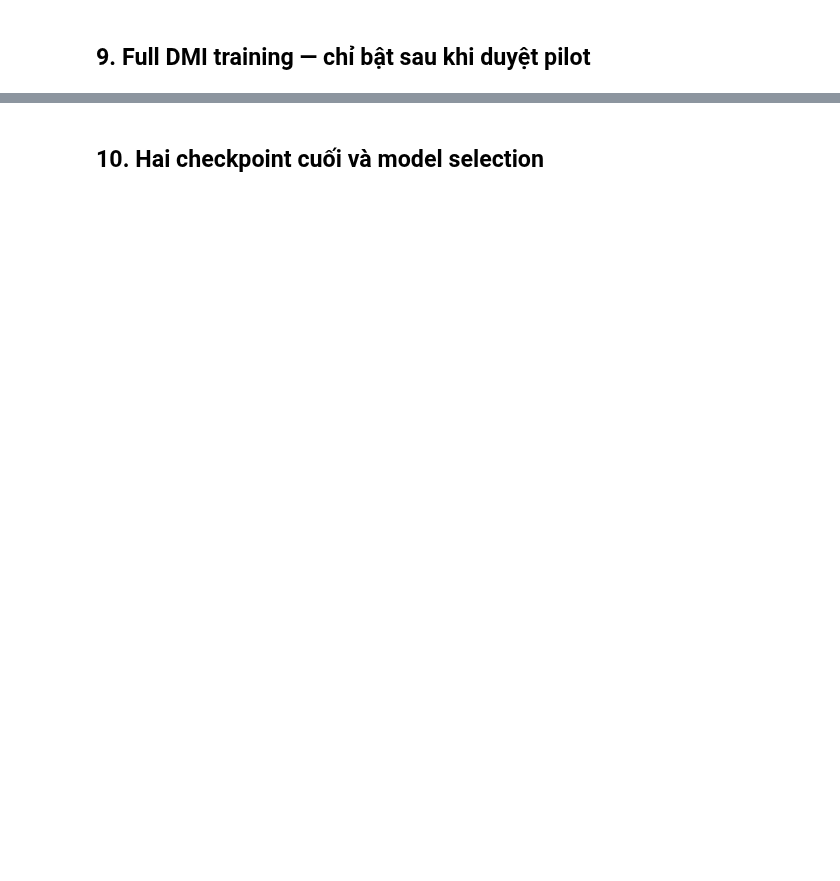
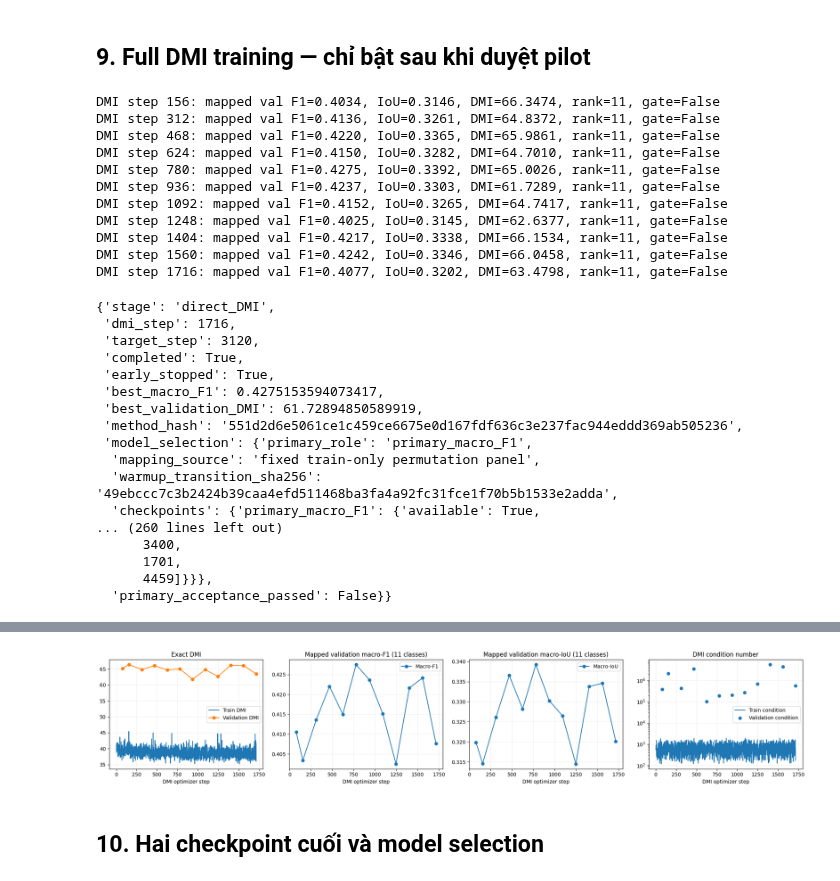
Before and after one commit to hongphuc-maker/xuan-thuy-prithvi-segmentation, a Jupyter notebook: notebooks/02_frozen_prithvi_wce_warmup_dmi_morphology.ipynb, the cells around one changed output, grey strips where cells are left out. Saved outputs shown, nothing was run; the diff lists cells and outputs as text; code cells hidden in the pictures; blank space fills up the shorter version.

```diff
--- a/notebooks/02_frozen_prithvi_wce_warmup_dmi_morphology.ipynb
+++ b/notebooks/02_frozen_prithvi_wce_warmup_dmi_morphology.ipynb
@@ -183,7 +443,7 @@ if (RUN_ROOT/'dmi_latest_validation_per_class.csv').exists():
 # %% [markdown]
 ## 9. Full DMI training — chỉ bật sau khi duyệt pilot
 # %%
-RUN_FULL_DMI_TRAINING=False
+RUN_FULL_DMI_TRAINING=True
 if RUN_FULL_DMI_TRAINING:
     training_result=experiment.train()
     display(training_result)
@@ -193,3 +453,32 @@ if RUN_FULL_DMI_TRAINING:
     plt.show();plt.close(fig)
 else:
     print('Đang dừng ở DMI pilot. Chỉ đổi RUN_FULL_DMI_TRAINING=True sau khi duyệt diagnostics.')
+# %% [output]
+DMI step 156: mapped val F1=0.4034, IoU=0.3146, DMI=66.3474, rank=11, gate=False
+DMI step 312: mapped val F1=0.4136, IoU=0.3261, DMI=64.8372, rank=11, gate=False
+DMI step 468: mapped val F1=0.4220, IoU=0.3365, DMI=65.9861, rank=11, gate=False
+DMI step 624: mapped val F1=0.4150, IoU=0.3282, DMI=64.7010, rank=11, gate=False
+DMI step 780: mapped val F1=0.4275, IoU=0.3392, DMI=65.0026, rank=11, gate=False
+DMI step 936: mapped val F1=0.4237, IoU=0.3303, DMI=61.7289, rank=11, gate=False
+DMI step 1092: mapped val F1=0.4152, IoU=0.3265, DMI=64.7417, rank=11, gate=False
+DMI step 1248: mapped val F1=0.4025, IoU=0.3145, DMI=62.6377, rank=11, gate=False
+DMI step 1404: mapped val F1=0.4217, IoU=0.3338, DMI=66.1534, rank=11, gate=False
+DMI step 1560: mapped val F1=0.4242, IoU=0.3346, DMI=66.0458, rank=11, gate=False
+DMI step 1716: mapped val F1=0.4077, IoU=0.3202, DMI=63.4798, rank=11, gate=False
+{'stage': 'direct_DMI',
+ 'dmi_step': 1716,
+ 'target_step': 3120,
+ 'completed': True,
+ 'early_stopped': True,
+ 'best_macro_F1': 0.4275153594073417,
+ 'best_validation_DMI': 61.72894850589919,
+ 'method_hash': '551d2d6e5061ce1c459ce6675e0d167fdf636c3e237fac944eddd369ab505236',
+ 'model_selection': {'primary_role': 'primary_macro_F1',
+  'mapping_source': 'fixed train-only permutation panel',
+  'warmup_transition_sha256': '49ebccc7c3b2424b39caa4efd511468ba3fa4a92fc31fce1f70b5b1533e2adda',
+  'checkpoints': {'primary_macro_F1': {'available': True,
+... (260 lines left out)
+      3400,
+      1701,
+      4459]}}},
+  'primary_acceptance_passed': False}}
@@ -196,3 +488,4 @@ else:
+[figure, added]
 # %% [markdown]
 ## 10. Hai checkpoint cuối và model selection
 # %%
```
Also changed, not shown: parts of 13 cells of this notebook.
